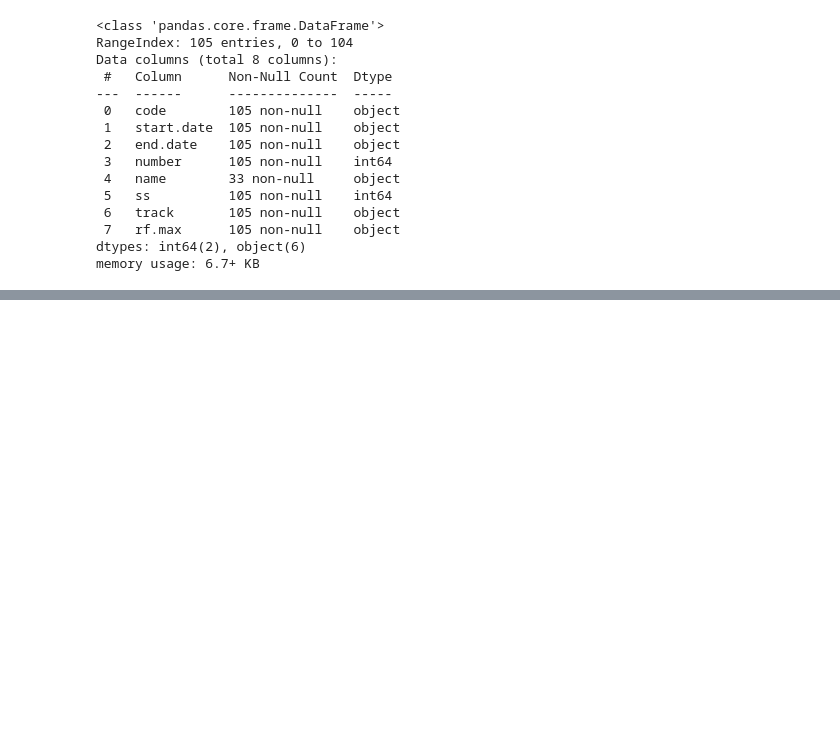
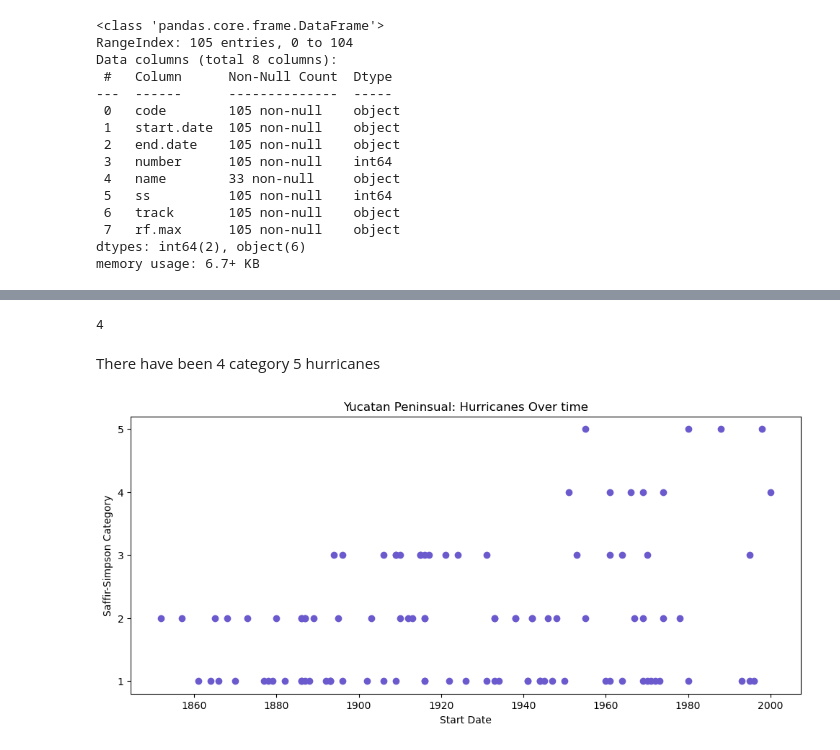
Before and after one commit to rellimylime/eds220-2025-sections, a Jupyter notebook: section-4-yucatan-hurricanes.ipynb, the cells around one changed output, grey strips where cells are left out. Saved outputs shown, nothing was run; the diff lists cells and outputs as text; code cells hidden in the pictures; blank space fills up the shorter version.

```diff
--- a/section-4-yucatan-hurricanes.ipynb
+++ b/section-4-yucatan-hurricanes.ipynb
@@ -68,0 +78,10 @@ memory usage: 6.7+ KB
+# %%
+# Filter for category 5 hurricanes
+cat5 = df.loc[df["ss"] == 5, :].copy()
+
+# number of cat 5 hurricanes
+cat5.ss.count()
+# %% [output]
+4
+# %% [markdown]
+There have been 4 category 5 hurricanes
@@ -68,0 +96,17 @@ memory usage: 6.7+ KB
+# %%
+# Add year column to the original dataframe
+df["year"] = pd.to_datetime(df["start.date"]).dt.year
+
+# Plot
+fig, ax = plt.subplots(figsize = (12, 5))
+
+plt.scatter(x = df['year'],
+            y = df["ss"],
+            c = "slateblue")
+plt.xlabel("Start Date")
+plt.ylabel("Saffir-Simpson Category")
+plt.yticks([1, 2, 3, 4, 5])
+plt.title("Yucatan Peninsual: Hurricanes Over time")
+plt.show()
+# %% [output]
+[figure, added]
```
Also changed, not shown: parts of 6 cells of this notebook.
